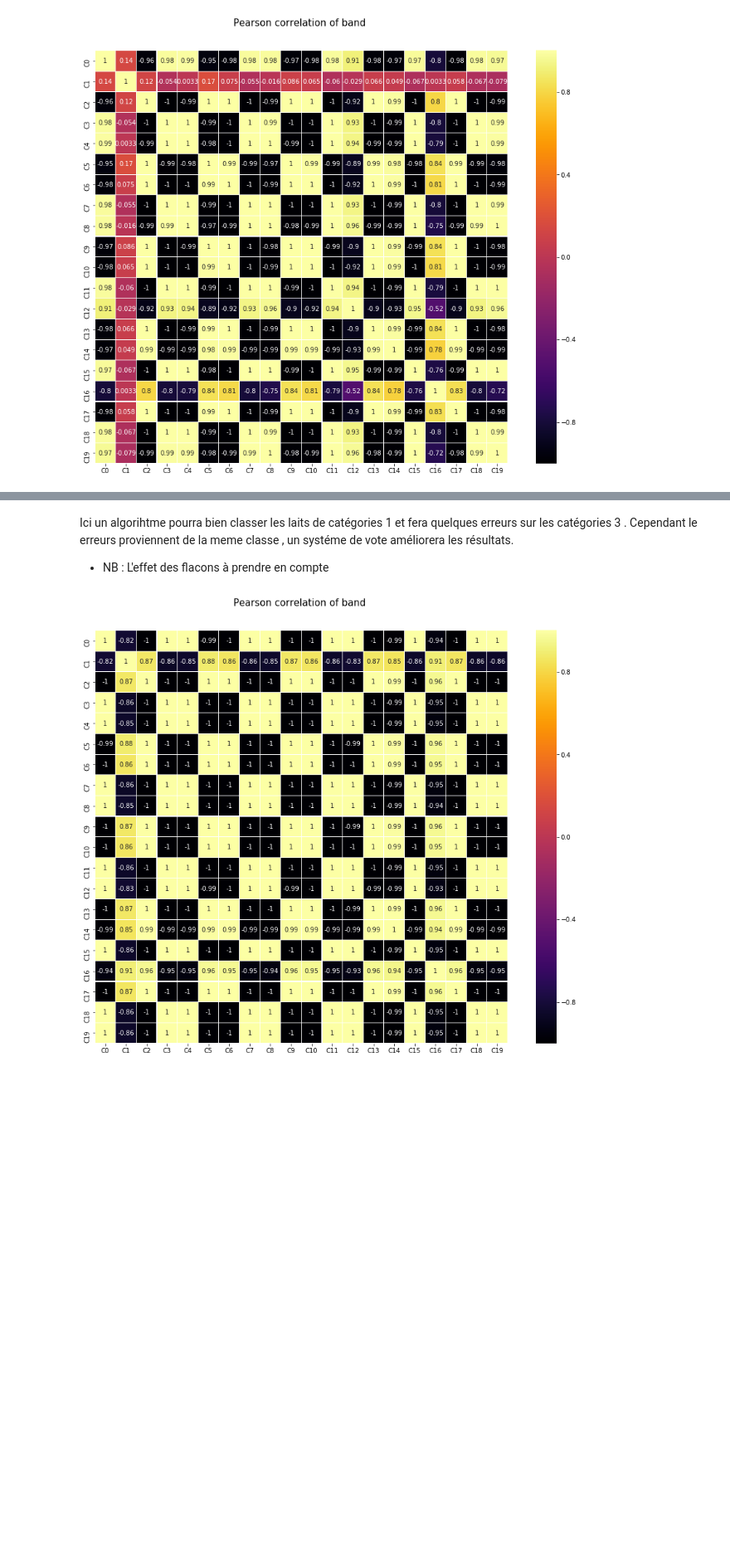
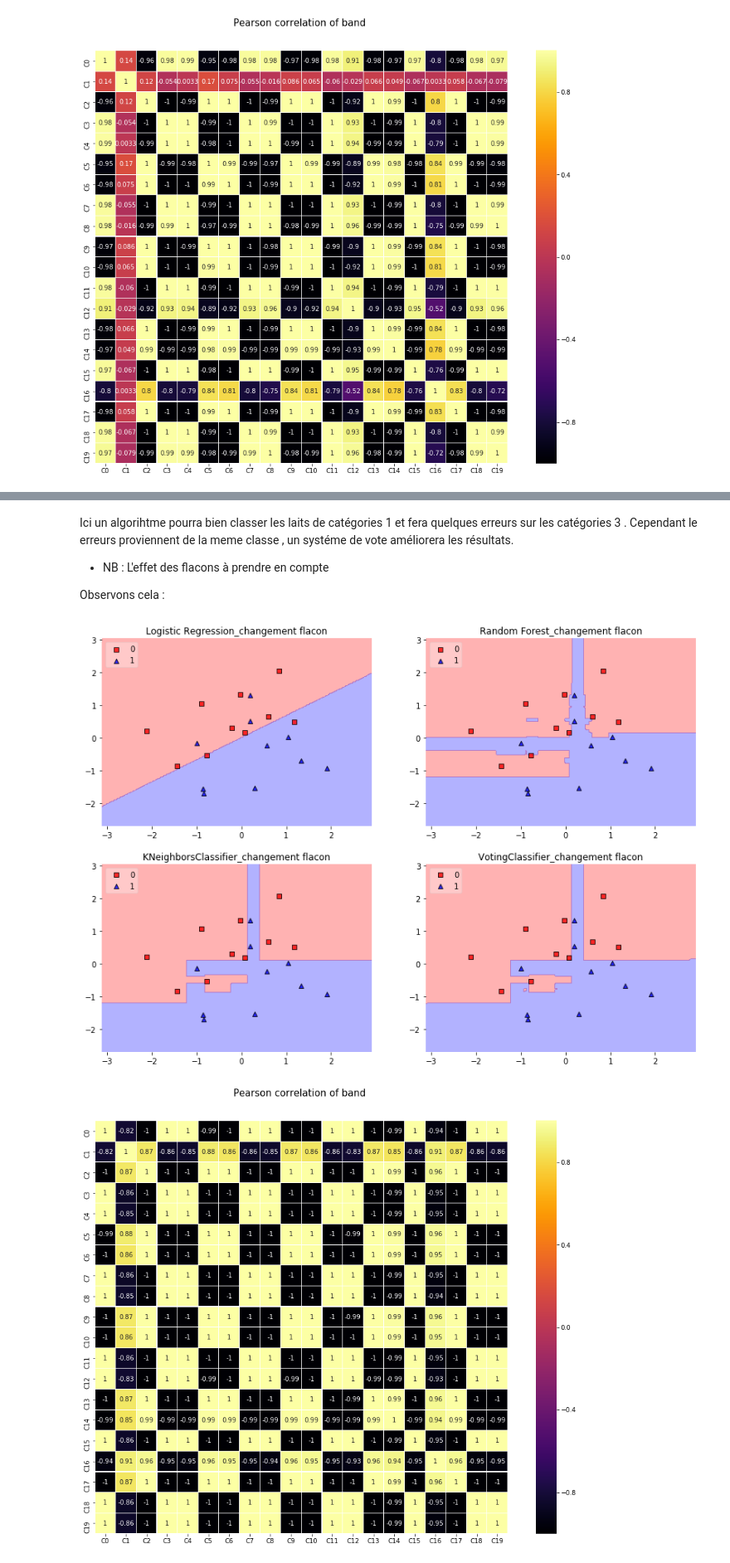
Before and after one commit to mouride44/Classification-of-biological-samples-by-audio, a Jupyter notebook: synthese.ipynb, the cells around one changed output, grey strips where cells are left out. Shown at 83% size. Drawn from its saved outputs; the diff is of its cells as text; code cells hidden in the pictures; blank space fills up the shorter version.

```diff
--- a/synthese.ipynb
+++ b/synthese.ipynb
@@ -265,6 +267,12 @@ g = sns.pairplot(df_0_20[["C0","C1","C2","C3","C4","Classe"]],
 Ici un algorihtme pourra bien classer les laits de  catégories 1 et fera quelques erreurs sur les catégories 3 . Cependant le erreurs proviennent de la meme classe , un systéme de vote améliorera les résultats.
 
 * NB  :  L'effet des flacons à prendre en compte
+
+Observons cela :
+# %%
+visualisations.plot_region(df_0_20,y_0_20,"changement flacon")
+# %% [output]
+[figure, added]
 # %%
 df_20_40=df.iloc[20:40,]
 y_20_40=y.values[20:40]
```
Also changed, not shown: parts of 7 cells of this notebook.
